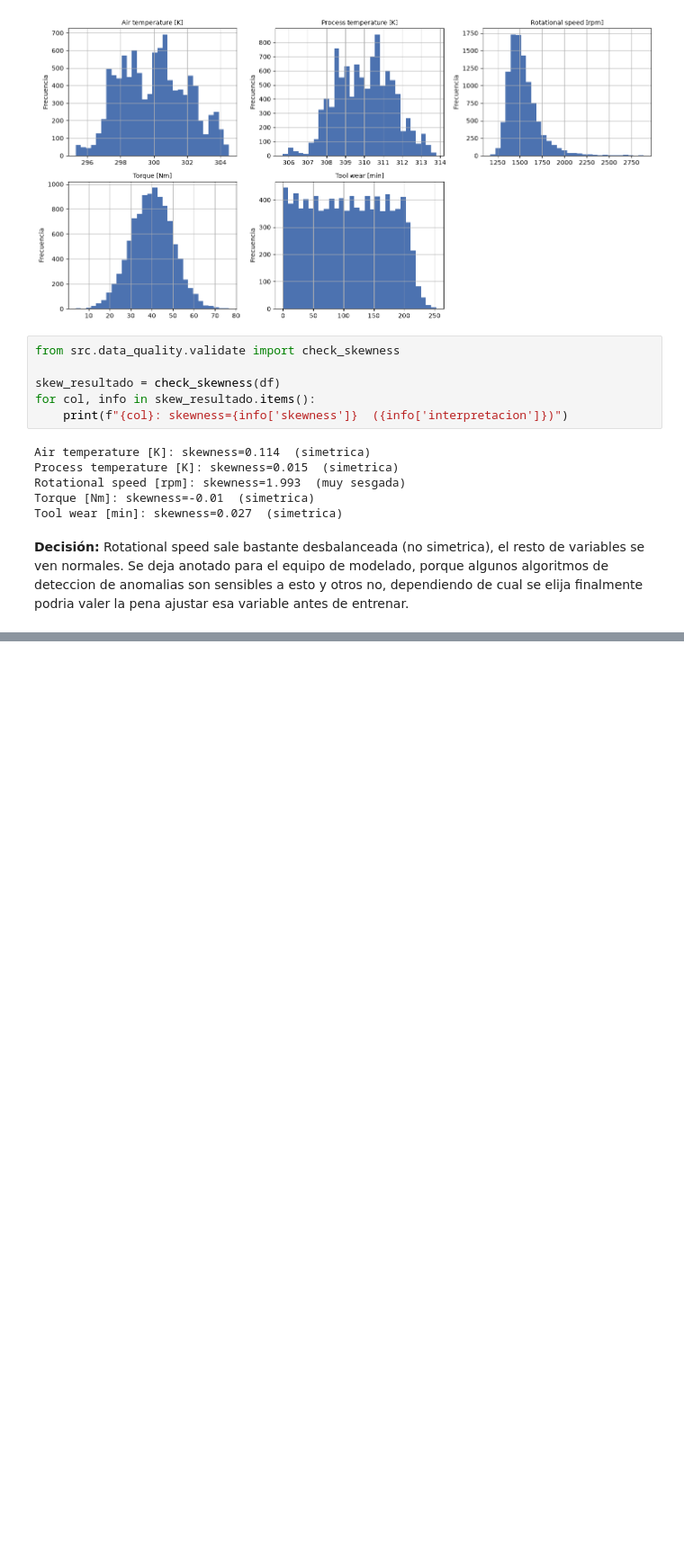
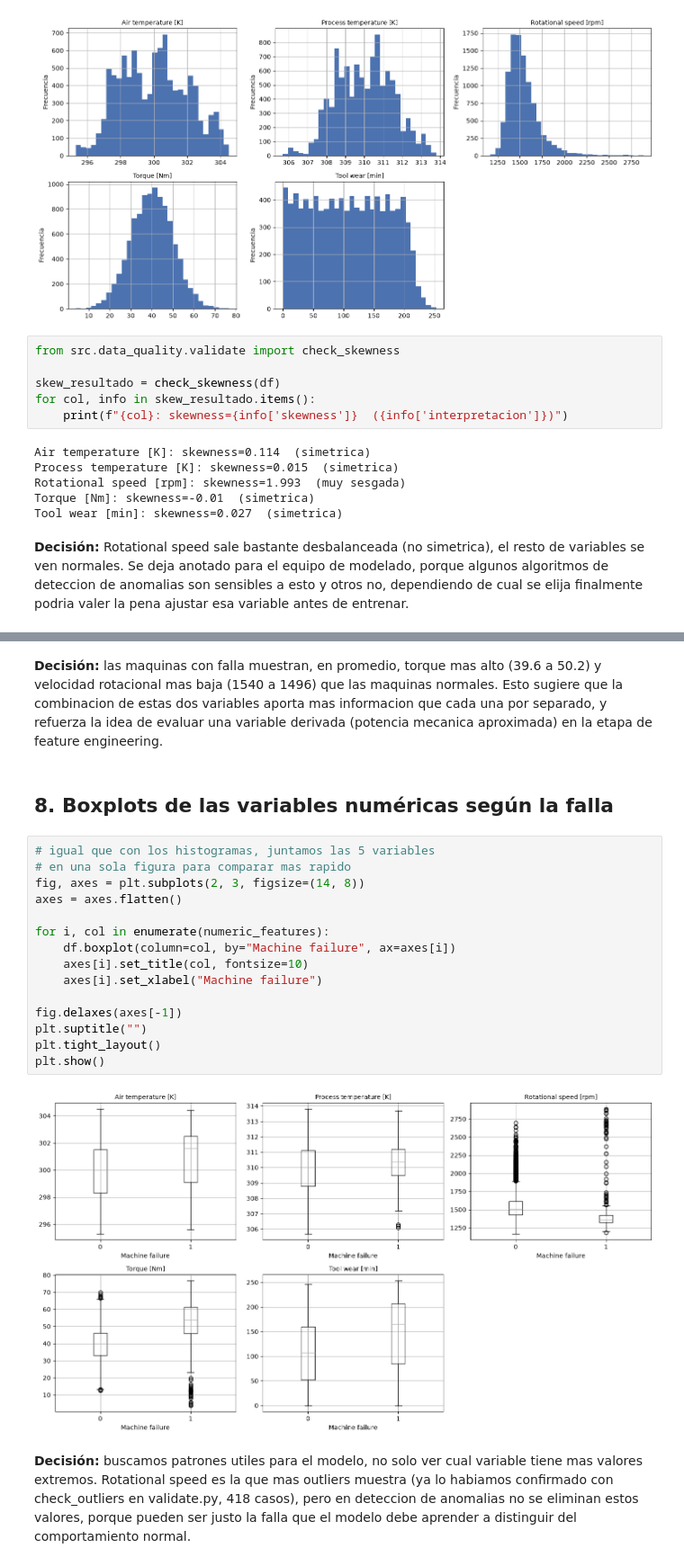
Before and after one commit to Juanpad17/ai4i-mlops, a Jupyter notebook: notebooks/01_EDA.ipynb, the cells around one changed output, grey strips where cells are left out. Shown at 90% size. Cells and saved outputs as stored; diff of their text form; blank space fills up the shorter version.

Commit message:
agregar seccion 7 (comparacion de medias) y seccion 8 (boxplots vs falla) al EDA

```diff
--- a/notebooks/01_EDA.ipynb
+++ b/notebooks/01_EDA.ipynb
@@ -253,0 +270,33 @@ entrenar.
+# %% [markdown]
+**Decisión:** las maquinas con falla muestran, en promedio, torque
+mas alto (39.6 a 50.2) y velocidad rotacional mas baja (1540 a 1496)
+que las maquinas normales. Esto sugiere que la combinacion de estas
+dos variables aporta mas informacion que cada una por separado, y
+refuerza la idea de evaluar una variable derivada (potencia mecanica
+aproximada) en la etapa de feature engineering.
+# %% [markdown]
+## 8. Boxplots de las variables numéricas según la falla
+# %%
+# igual que con los histogramas, juntamos las 5 variables
+# en una sola figura para comparar mas rapido
+fig, axes = plt.subplots(2, 3, figsize=(14, 8))
+axes = axes.flatten()
+
+for i, col in enumerate(numeric_features):
+    df.boxplot(column=col, by="Machine failure", ax=axes[i])
+    axes[i].set_title(col, fontsize=10)
+    axes[i].set_xlabel("Machine failure")
+
+fig.delaxes(axes[-1])
+plt.suptitle("")
+plt.tight_layout()
+plt.show()
+# %% [output]
+[figure, added]
+# %% [markdown]
+**Decisión:** buscamos patrones utiles para el modelo, no solo ver
+cual variable tiene mas valores extremos. Rotational speed es la que
+mas outliers muestra (ya lo habiamos confirmado con check_outliers en
+validate.py, 418 casos), pero en deteccion de anomalias no se
+eliminan estos valores, porque pueden ser justo la falla que el
+modelo debe aprender a distinguir del comportamiento normal.
```
Also changed, not shown: parts of 2 cells of this notebook.
